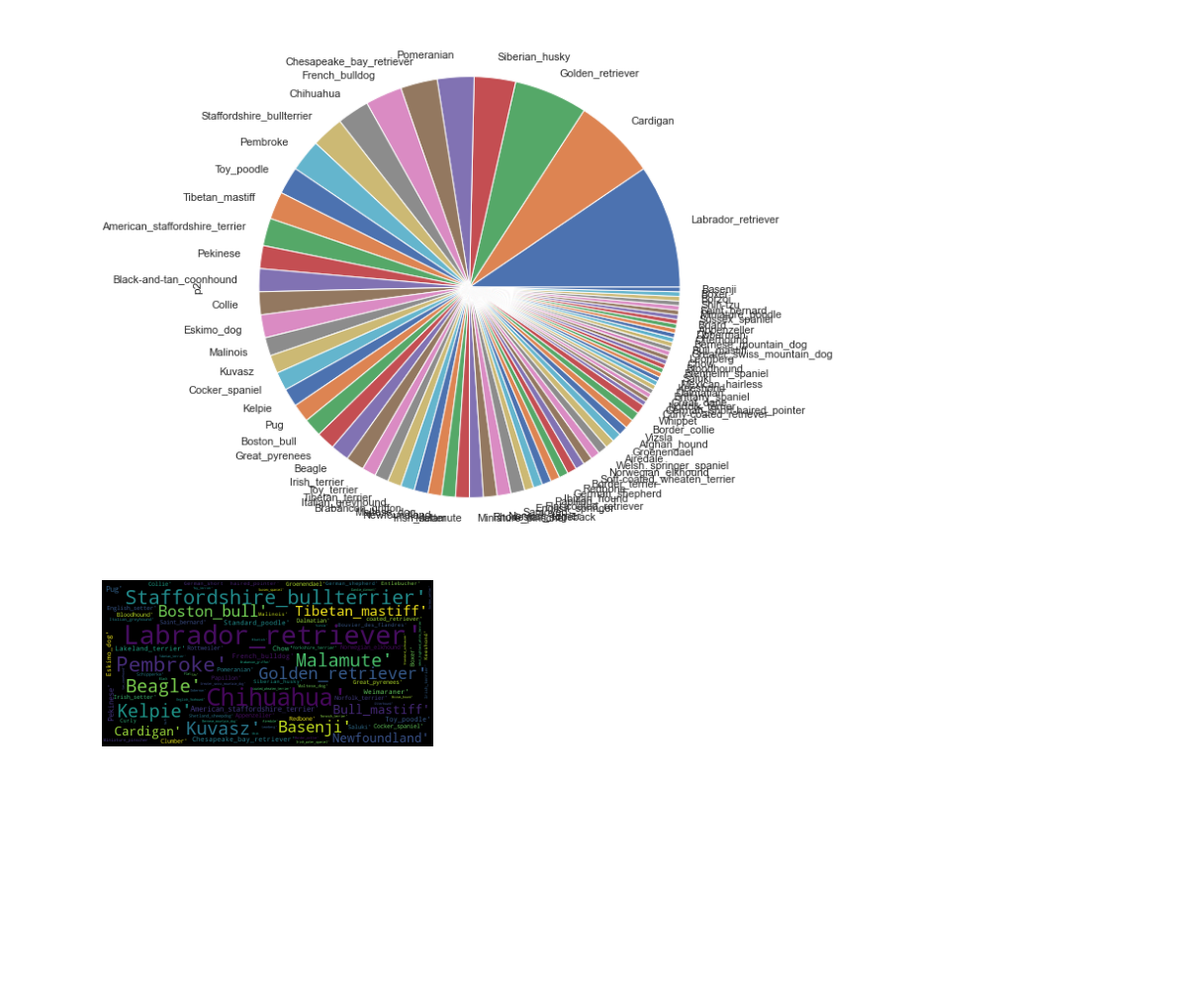
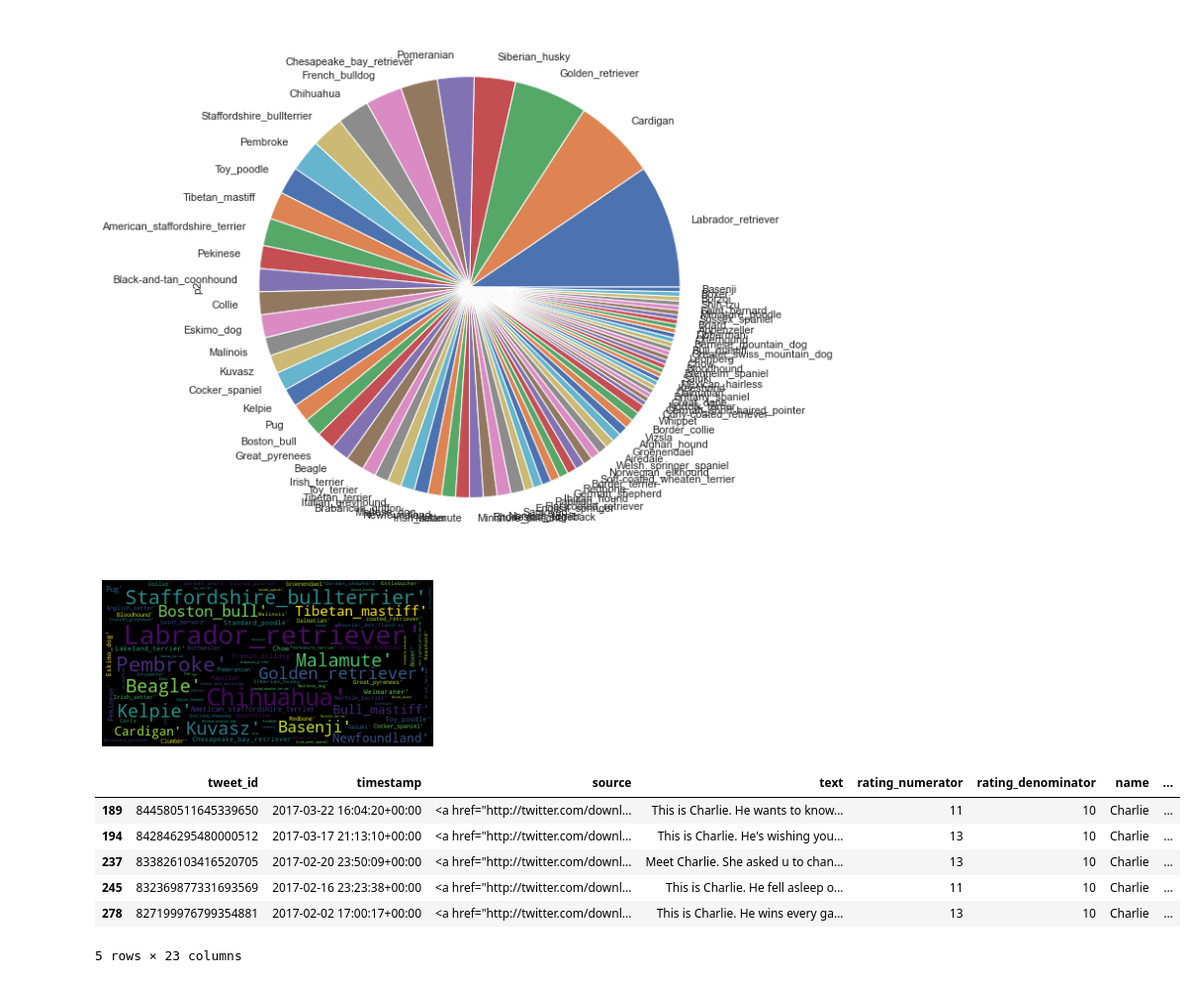
Before and after one commit to carluvy/We_rate_dogs-udacity, a Jupyter notebook: wrangle_act.ipynb, the cells around one changed output. Shown at 99% size. Drawn from its saved outputs; the diff is of its cells as text; code cells hidden in the pictures; blank space fills up the shorter version.

```diff
--- a/wrangle_act.ipynb
+++ b/wrangle_act.ipynb
@@ -1258,3 +1199,13 @@ plt.axis("off")
 plt.show();
 # %% [output]
 [figure]
+# %%
+twitter_master[twitter_master.name == 'Charlie']
+# %% [output]
+|  | tweet_id | timestamp | source | text | rating_numerator | rating_denominator | name | ... |
+| 189 | 844580511645339650 | 2017-03-22 16:04:20+00:00 | <a href="http://twitter.com/downl... | This is Charlie. He wants to know... | 11 | 10 | Charlie | ... |
+| 194 | 842846295480000512 | 2017-03-17 21:13:10+00:00 | <a href="http://twitter.com/downl... | This is Charlie. He's wishing you... | 13 | 10 | Charlie | ... |
+| 237 | 833826103416520705 | 2017-02-20 23:50:09+00:00 | <a href="http://twitter.com/downl... | Meet Charlie. She asked u to chan... | 13 | 10 | Charlie | ... |
+| 245 | 832369877331693569 | 2017-02-16 23:23:38+00:00 | <a href="http://twitter.com/downl... | This is Charlie. He fell asleep o... | 11 | 10 | Charlie | ... |
+| 278 | 827199976799354881 | 2017-02-02 17:00:17+00:00 | <a href="http://twitter.com/downl... | This is Charlie. He wins every ga... | 13 | 10 | Charlie | ... |
+5 rows × 23 columns
```
Also changed, not shown: parts of 14 cells of this notebook, 4 other files.
